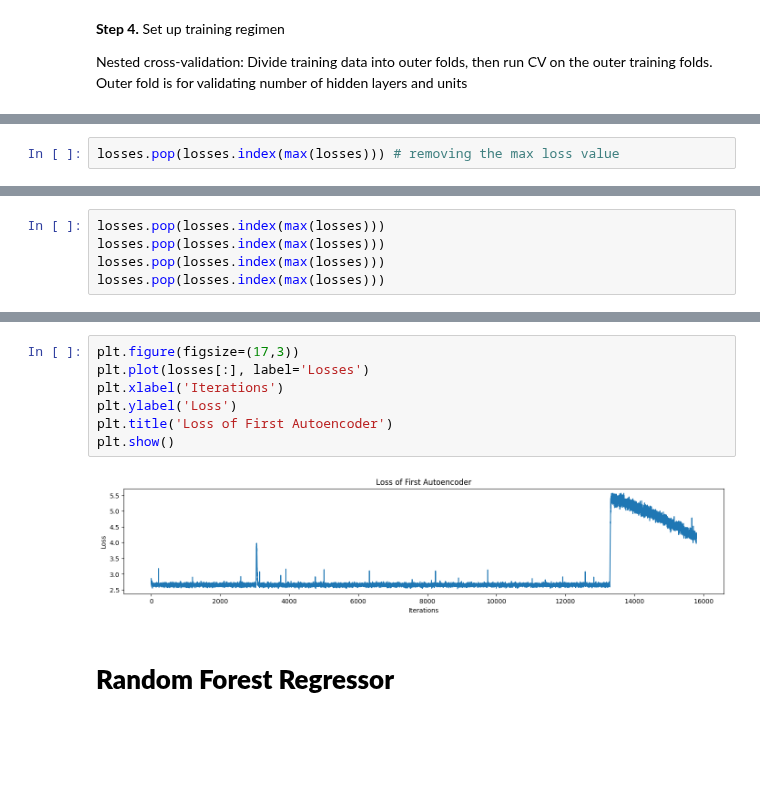
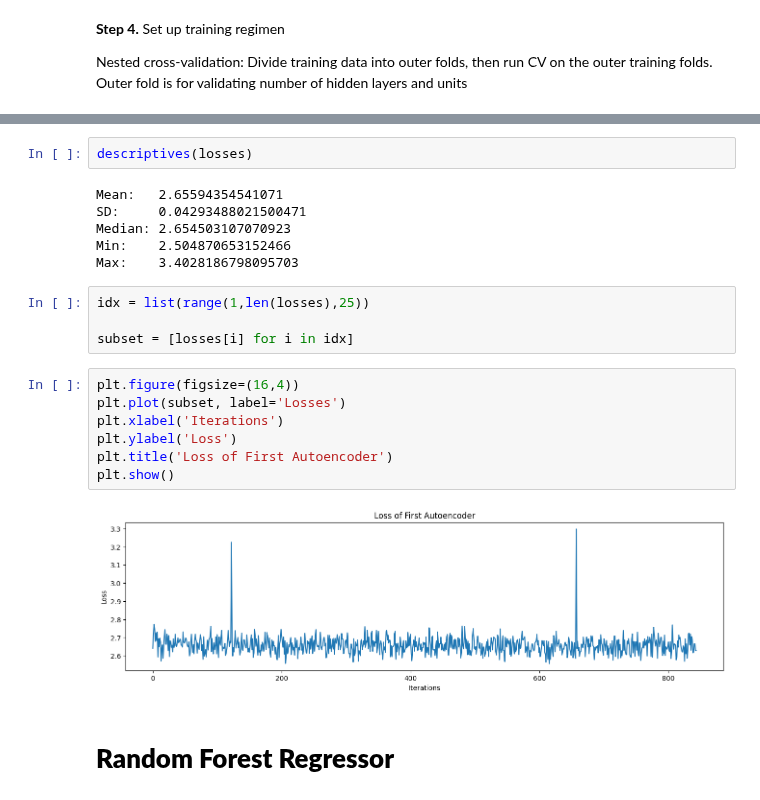
Before and after one commit to pshukl21/CollabProject, a Jupyter notebook: nbaModel.ipynb, the cells around one changed output, grey strips where cells are left out. Saved outputs shown, nothing was run; the diff lists cells and outputs as text; blank space fills up the shorter version.

```diff
--- a/nbaModel.ipynb
+++ b/nbaModel.ipynb
@@ -648,2 +655,0 @@ Epoch 10 of 10, Batch 750
-# %%
-losses.pop(losses.index(max(losses))) # removing the max loss value
@@ -652,5 +655,0 @@ losses.pop(losses.index(max(losses))) # removing the max loss value
-# %%
-losses.pop(losses.index(max(losses)))
-losses.pop(losses.index(max(losses)))
-losses.pop(losses.index(max(losses)))
-losses.pop(losses.index(max(losses)))
@@ -680,12 +669,24 @@ plt.hist(losses,bins=100)
+# %%
+descriptives(losses)
+# %% [output]
+Mean:   2.65594354541071
+SD:     0.04293488021500471
+Median: 2.654503107070923
+Min:    2.504870653152466
+Max:    3.4028186798095703
+# %%
+idx = list(range(1,len(losses),25))
+
+subset = [losses[i] for i in idx]
 # %%
-plt.figure(figsize=(17,3))
-plt.plot(losses[:], label='Losses')
+plt.figure(figsize=(16,4))
+plt.plot(subset, label='Losses')
 plt.xlabel('Iterations')
 plt.ylabel('Loss')
 plt.title('Loss of First Autoencoder')
 plt.show()
 # %% [output]
-[figure, old version]
+[figure, new version]
 # %% [markdown]
 # __Random Forest Regressor__
 # %%
```
Also changed, not shown: parts of 5 cells of this notebook.
